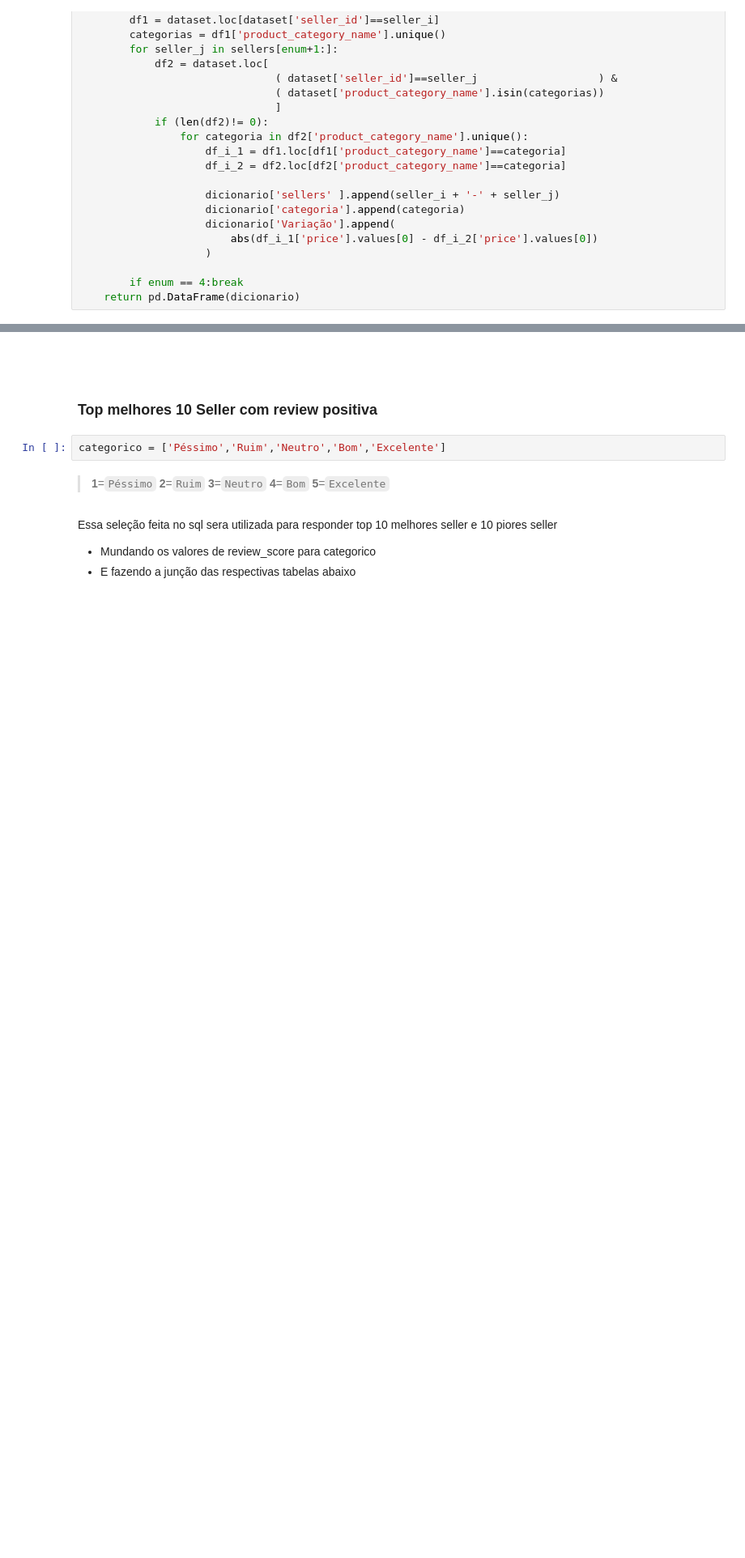
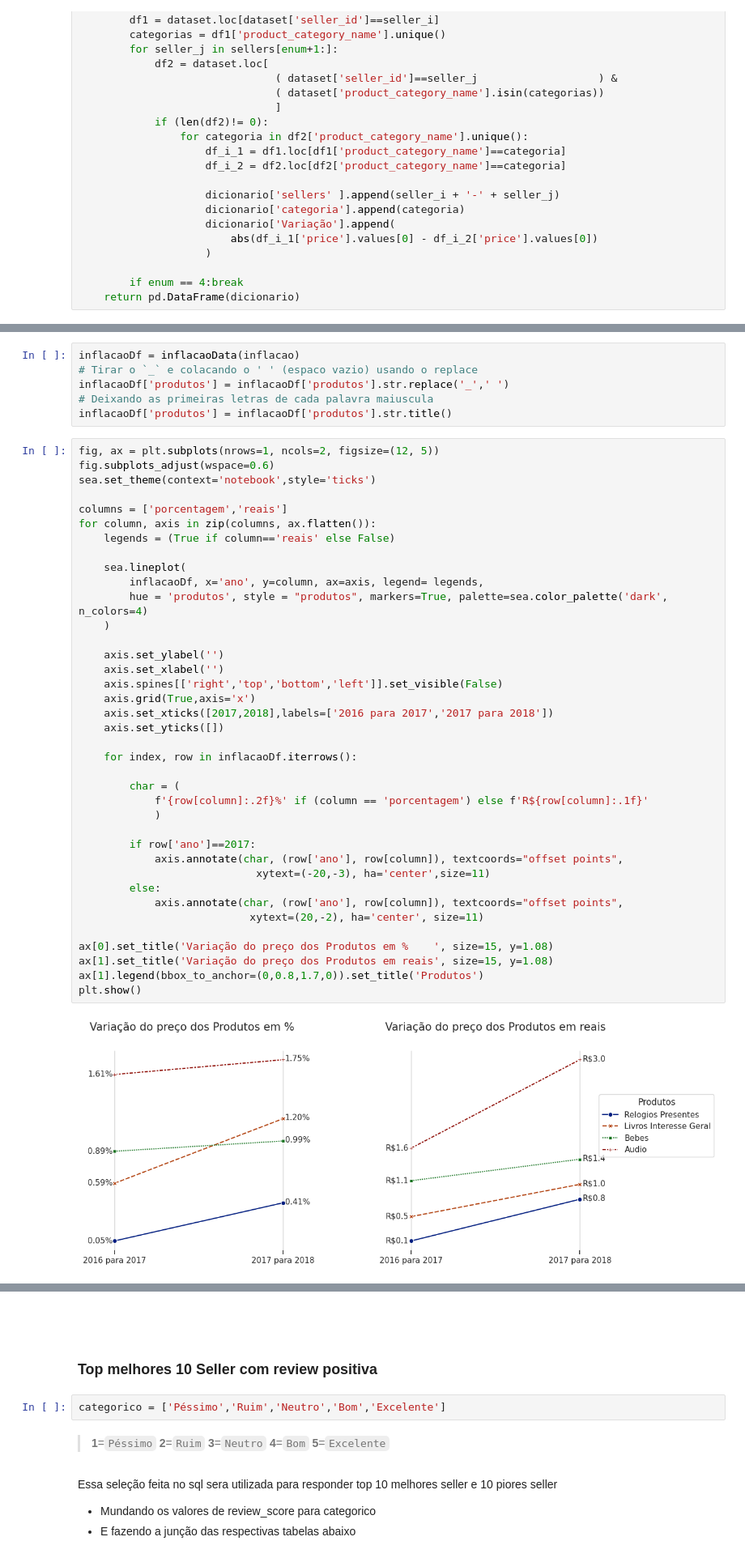
Before and after one commit to kaladabrio2020/Compass.Uol.DataScience, a Jupyter notebook: Sprint 01/ProjetoSprint01/ProjetoSprint01.ipynb, the cells around one changed output, grey strips where cells are left out. Shown at 81% size. Cells and saved outputs as stored; diff of their text form; blank space fills up the shorter version.

```diff
--- a/Sprint 01/ProjetoSprint01/ProjetoSprint01-Desafio.ipynb
+++ b/Sprint 01/ProjetoSprint01/ProjetoSprint01.ipynb
@@ -805,2 +813,48 @@ def inflacaoData(data:pd.DataFrame):
 
     return pd.DataFrame(dicionario)
+# %%
+inflacaoDf = inflacaoData(inflacao)
+# Tirar o `_` e colacando o ' ' (espaco vazio) usando o replace
+inflacaoDf['produtos'] = inflacaoDf['produtos'].str.replace('_',' ')
+# Deixando as primeiras letras de cada palavra maiuscula
+inflacaoDf['produtos'] = inflacaoDf['produtos'].str.title()
+# %%
+fig, ax = plt.subplots(nrows=1, ncols=2, figsize=(12, 5))
+fig.subplots_adjust(wspace=0.6)
+sea.set_theme(context='notebook',style='ticks')
+
+columns = ['porcentagem','reais']
+for column, axis in zip(columns, ax.flatten()):
+    legends = (True if column=='reais' else False)
+
+    sea.lineplot(
+        inflacaoDf, x='ano', y=column, ax=axis, legend= legends,
+        hue = 'produtos', style = "produtos", markers=True, palette=sea.color_palette('dark', n_colors=4)
+    )
+
+    axis.set_ylabel('')
+    axis.set_xlabel('')
+    axis.spines[['right','top','bottom','left']].set_visible(False)
+    axis.grid(True,axis='x')
+    axis.set_xticks([2017,2018],labels=['2016 para 2017','2017 para 2018'])
+    axis.set_yticks([])
+
+    for index, row in inflacaoDf.iterrows():
+
+        char = (
+            f'{row[column]:.2f}%' if (column == 'porcentagem') else f'R${row[column]:.1f}'
+            )
+
+        if row['ano']==2017:
+            axis.annotate(char, (row['ano'], row[column]), textcoords="offset points",
+                            xytext=(-20,-3), ha='center',size=11)
+        else:
+            axis.annotate(char, (row['ano'], row[column]), textcoords="offset points",
+                           xytext=(20,-2), ha='center', size=11)
+
+ax[0].set_title('Variação do preço dos Produtos em %    ', size=15, y=1.08)
+ax[1].set_title('Variação do preço dos Produtos em reais', size=15, y=1.08)
+ax[1].legend(bbox_to_anchor=(0,0.8,1.7,0)).set_title('Produtos')
+plt.show()
+# %% [output]
+[figure, added]
```
Also changed, not shown: parts of 10 cells of this notebook, 1 other file.
